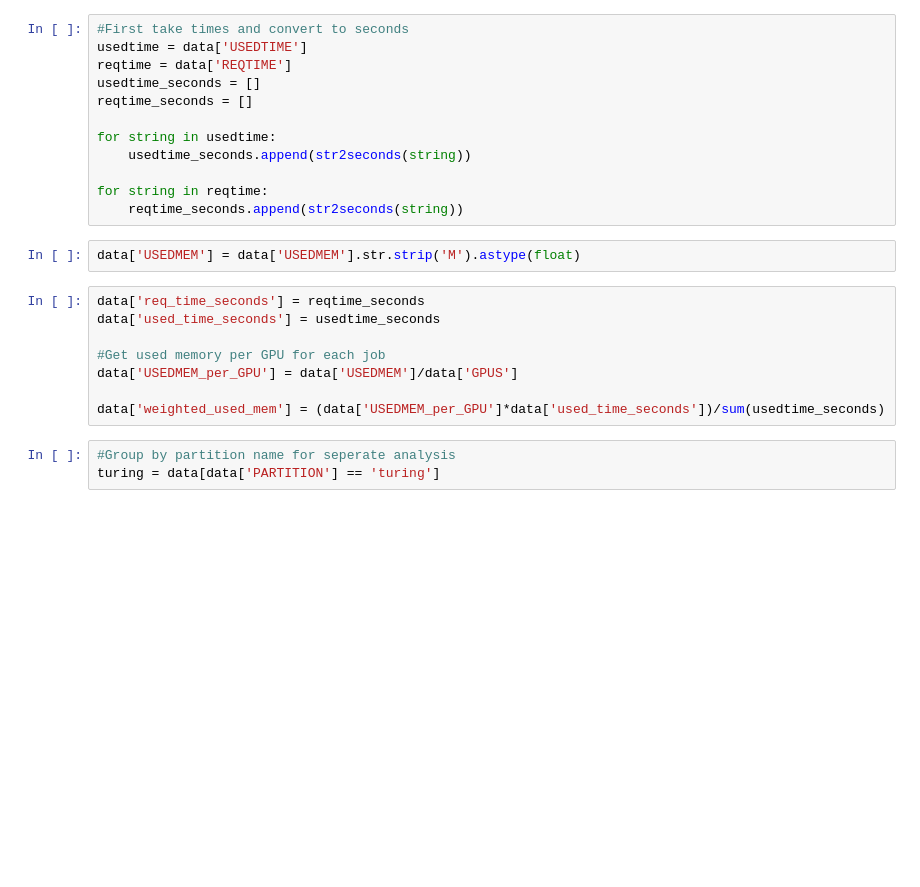
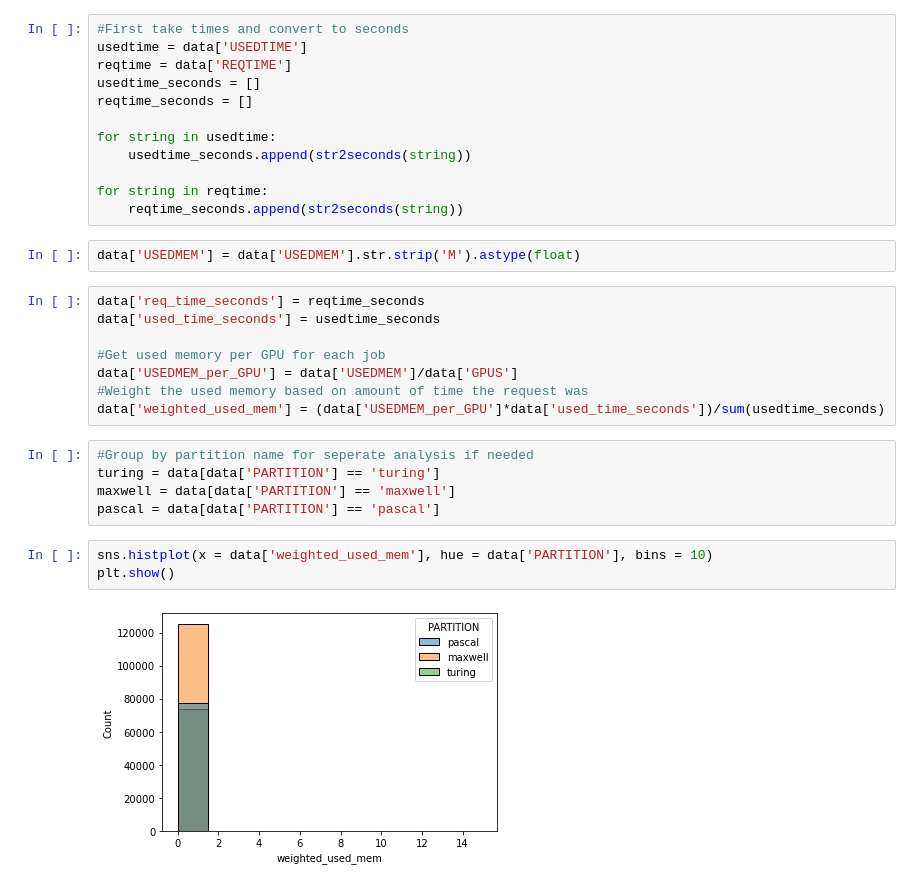
Before and after one commit to nss-data-science-cohort-6/accre_project-malted_milk_balls, a Jupyter notebook: ACCRE_data_notebook.ipynb, the cells around one changed output. Saved outputs shown, nothing was run; the diff lists cells and outputs as text; blank space fills up the shorter version.

```diff
--- a/ACCRE_data_notebook.ipynb
+++ b/ACCRE_data_notebook.ipynb
@@ -43,8 +45,15 @@ data['used_time_seconds'] = usedtime_seconds
 
 #Get used memory per GPU for each job
 data['USEDMEM_per_GPU'] = data['USEDMEM']/data['GPUS']
-
+#Weight the used memory based on amount of time the request was
 data['weighted_used_mem'] = (data['USEDMEM_per_GPU']*data['used_time_seconds'])/sum(usedtime_seconds)
 # %%
-#Group by partition name for seperate analysis
+#Group by partition name for seperate analysis if needed
 turing = data[data['PARTITION'] == 'turing']
+maxwell = data[data['PARTITION'] == 'maxwell']
+pascal = data[data['PARTITION'] == 'pascal']
+# %%
+sns.histplot(x = data['weighted_used_mem'], hue = data['PARTITION'], bins = 10)
+plt.show()
+# %% [output]
+[figure, added]
```
Also changed, not shown: parts of 10 cells of this notebook.
